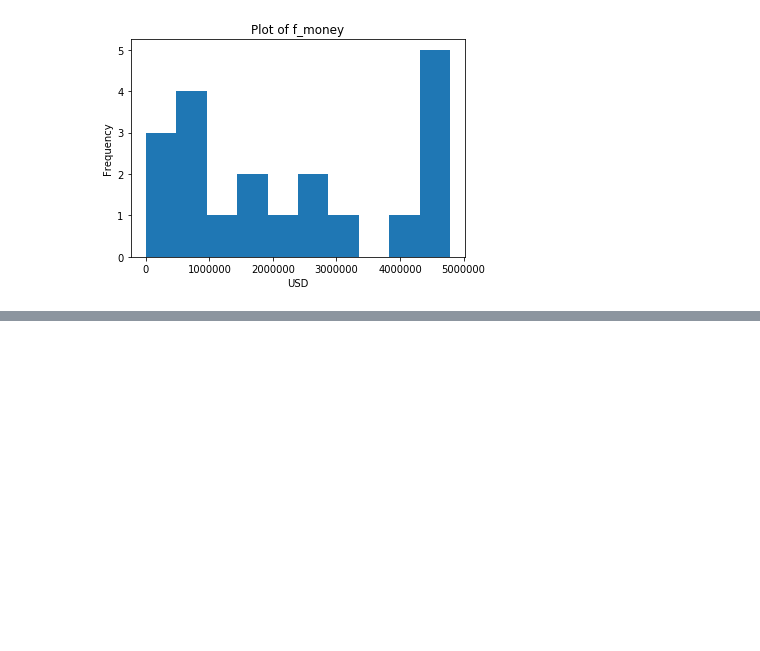
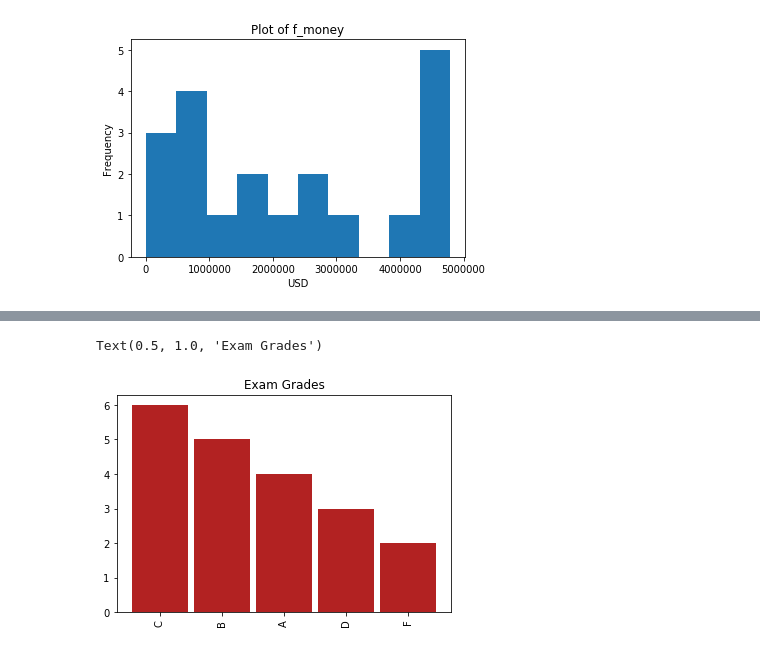
Before and after one commit to faithkane3/python-exercises, a Jupyter notebook: pandas_series.ipynb, the cells around one changed output, grey strips where cells are left out. Cells and saved outputs as stored; diff of their text form; code cells hidden in the pictures; blank space fills up the shorter version.

```diff
--- a/pandas_series.ipynb
+++ b/pandas_series.ipynb
@@ -406,0 +486,3 @@ plt.show()
+# %%
+grades = pd.Series([60, 86, 75, 62, 93, 71, 60, 83, 95, 78, 65, 72, 69, 81, 96, 80, 85, 92, 82, 78]
+)
@@ -406,0 +504,5 @@ plt.show()
+# %%
+diff = 100 - highest_score
+
+curved_grades = grades + 4
+print(curved_grades)
@@ -406,0 +527,3 @@ plt.show()
+# %%
+binned_grades = pd.cut(curved_grades, [0, 60, 70, 80, 90, 100], labels=["F", "D", "C", "B", "A"])
+binned_grades
@@ -406,0 +548,6 @@ plt.show()
+# %%
+binned_grades.value_counts().plot.bar(color='firebrick', width=.9)
+plt.title("Exam Grades")
+# %% [output]
+Text(0.5, 1.0, 'Exam Grades')
+[figure, added]
```
Also changed, not shown: parts of 19 cells of this notebook.
